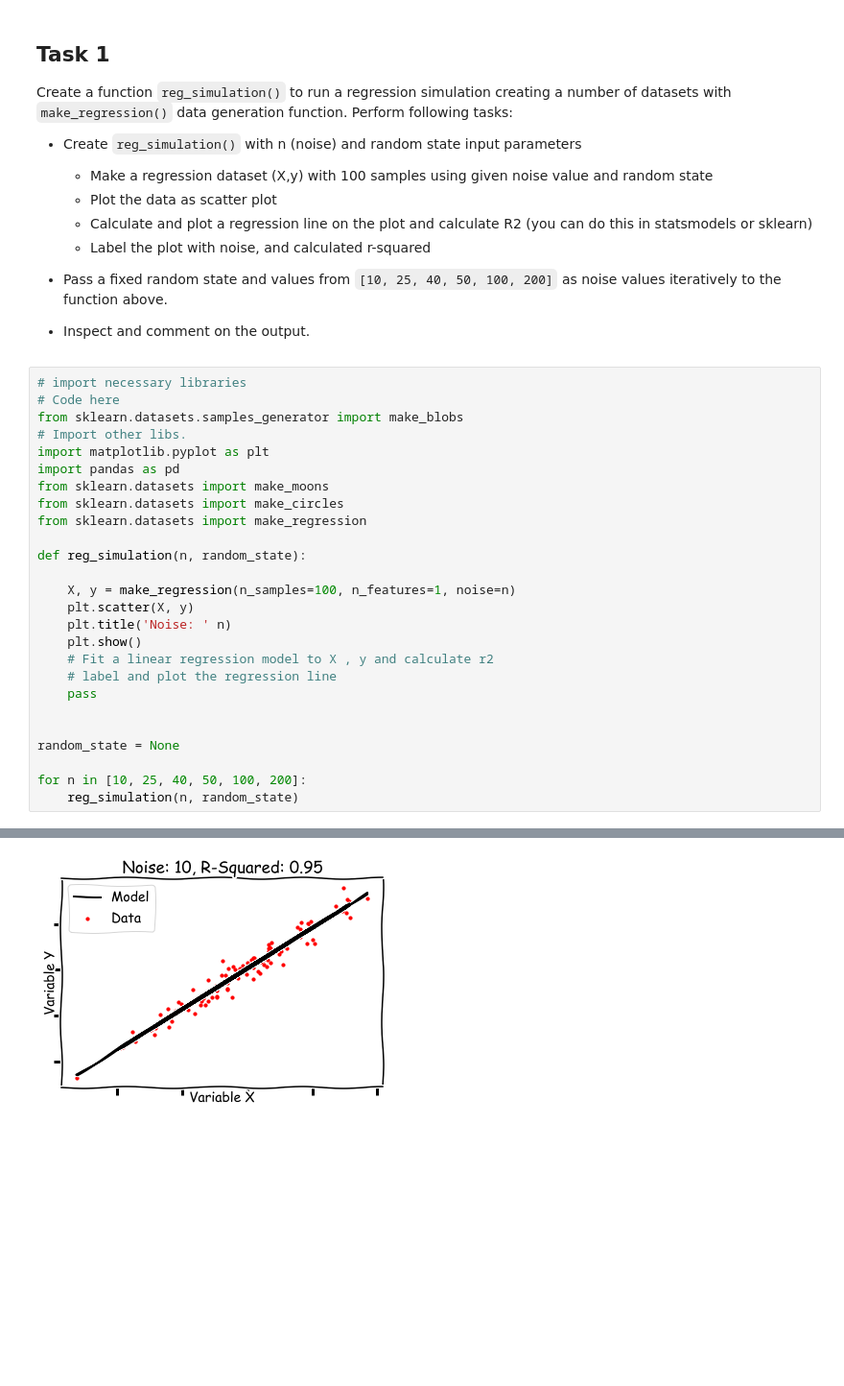
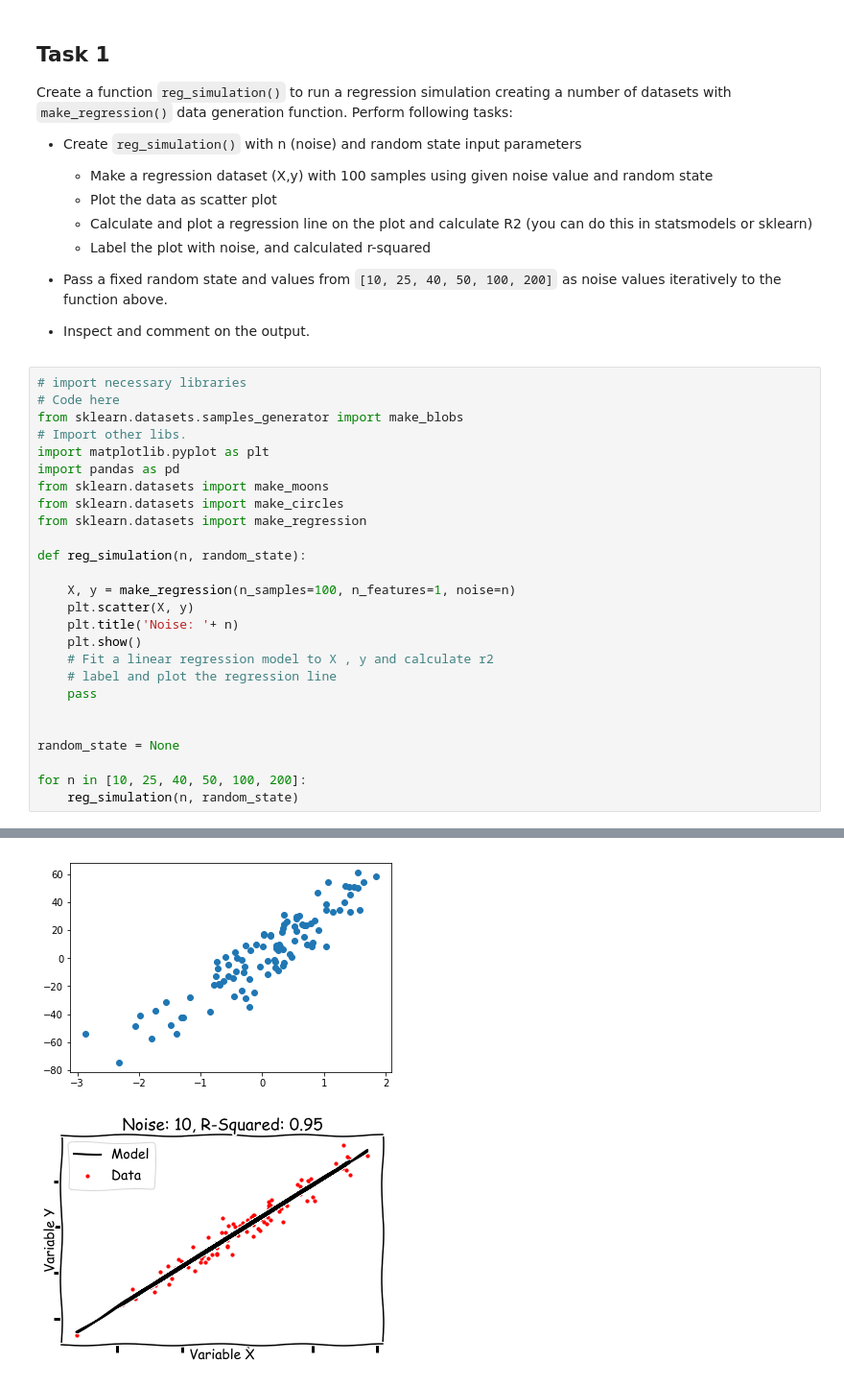
Before and after one commit to Shin-pete/dsc-2-23-06-data-generation-process-lab-online-ds-ft-100118, a Jupyter notebook: index.ipynb, the cells around one changed output, grey strips where cells are left out. Shown at 96% size. Drawn from its saved outputs; the diff is of its cells as text; blank space fills up the shorter version.

```diff
--- a/index.ipynb
+++ b/index.ipynb
@@ -38,7 +38,7 @@ def reg_simulation(n, random_state):
 
     X, y = make_regression(n_samples=100, n_features=1, noise=n)
     plt.scatter(X, y)
-    plt.title('Noise: ' n)
+    plt.title('Noise: '+ n)
     plt.show()
     # Fit a linear regression model to X , y and calculate r2
     # label and plot the regression line
@@ -54,3 +54,4 @@ SyntaxError: invalid syntax (<ipython-input-4-6d17070cd2d0>, line 15)
+[figure, added]
 # %%
 # %% [output]
 [figure]
```
Also changed, not shown: parts of 1 cell of this notebook.
